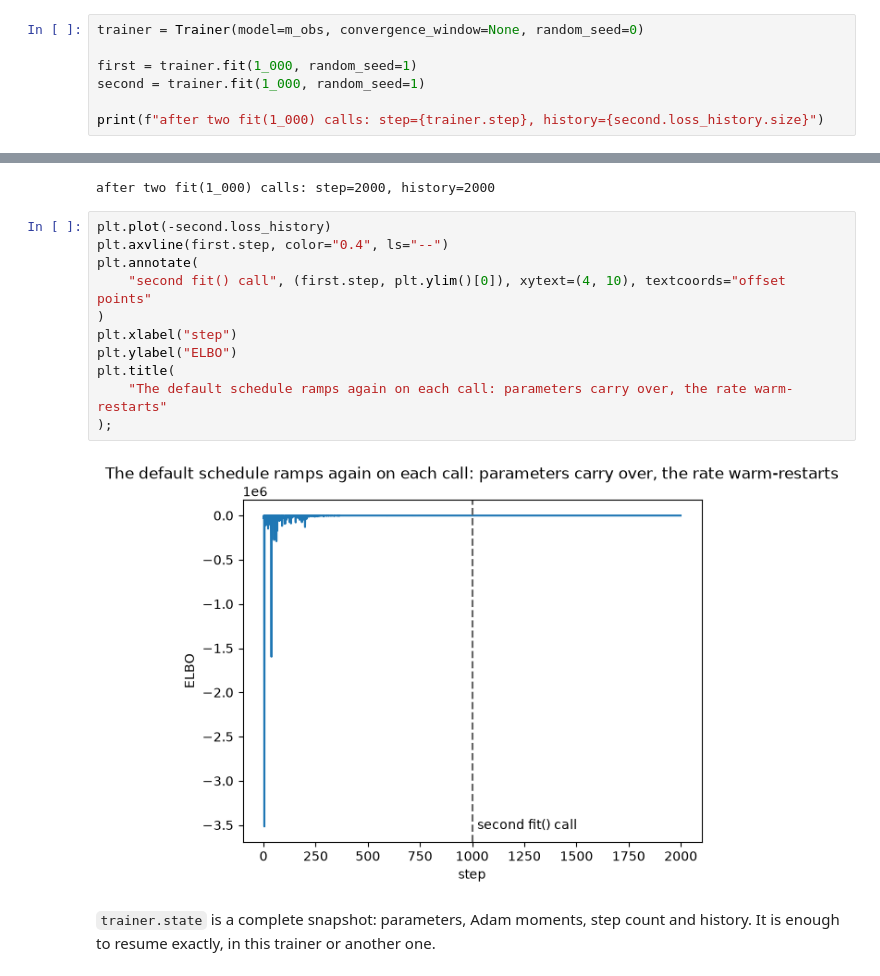
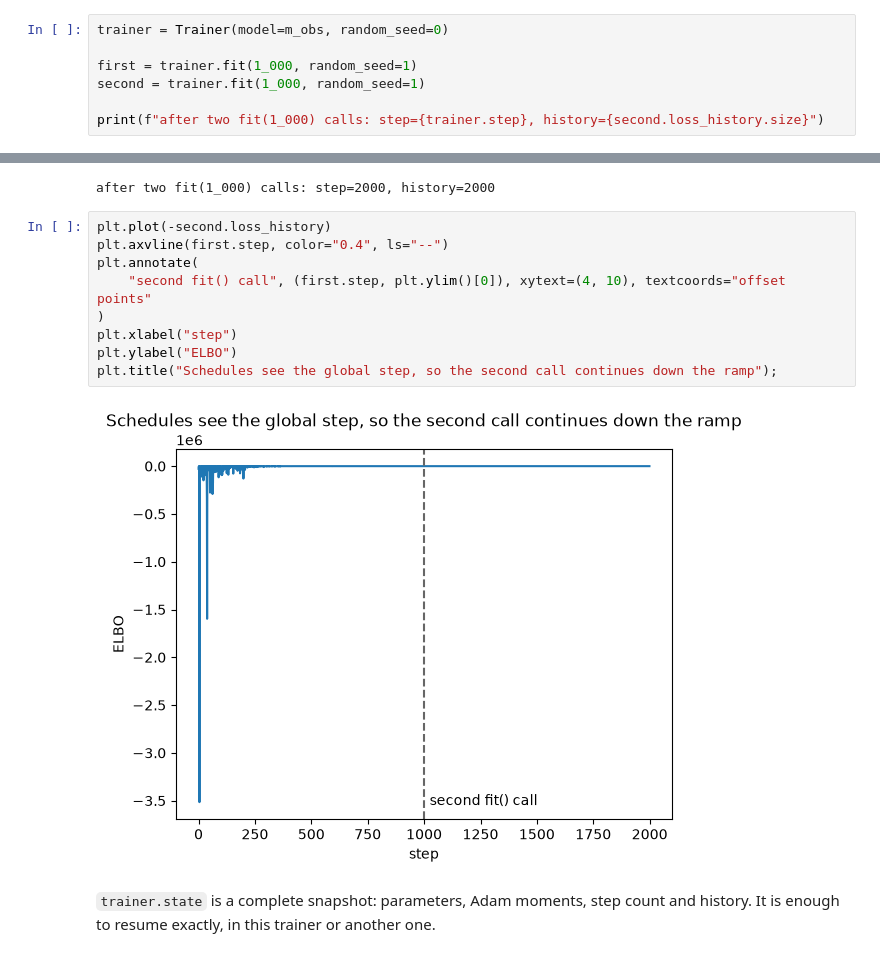
Before and after one commit to pymc-devs/pymc-extras, a Jupyter notebook: notebooks/ADVI Guide API.ipynb, the cells around one changed output, grey strips where cells are left out. Drawn from its saved outputs; the diff is of its cells as text.

```diff
--- a/notebooks/ADVI Guide API.ipynb
+++ b/notebooks/ADVI Guide API.ipynb
@@ -103,7 +105,7 @@ plt.show()
 
 `fit` continues rather than restarting, so the loss history and step count accumulate.
 # %%
-trainer = Trainer(model=m_obs, convergence_window=None, random_seed=0)
+trainer = Trainer(model=m_obs, random_seed=0)
 
 first = trainer.fit(1_000, random_seed=1)
 second = trainer.fit(1_000, random_seed=1)
@@ -118,16 +120,14 @@ after two fit(1_000) calls: step=2000, history=2000
 # %%
 plt.plot(-second.loss_history)
 plt.axvline(first.step, color="0.4", ls="--")
 plt.annotate(
     "second fit() call", (first.step, plt.ylim()[0]), xytext=(4, 10), textcoords="offset points"
 )
 plt.xlabel("step")
 plt.ylabel("ELBO")
-plt.title(
-    "The default schedule ramps again on each call: parameters carry over, the rate warm-restarts"
-);
+plt.title("Schedules see the global step, so the second call continues down the ramp");
 # %% [output]
-[figure, old version]
+[figure, new version]
 # %% [markdown]
 `trainer.state` is a complete snapshot: parameters, Adam moments, step count and history. It is
 enough to resume exactly, in this trainer or another one.
```
Also changed, not shown: parts of 11 cells of this notebook, 3 other files.
